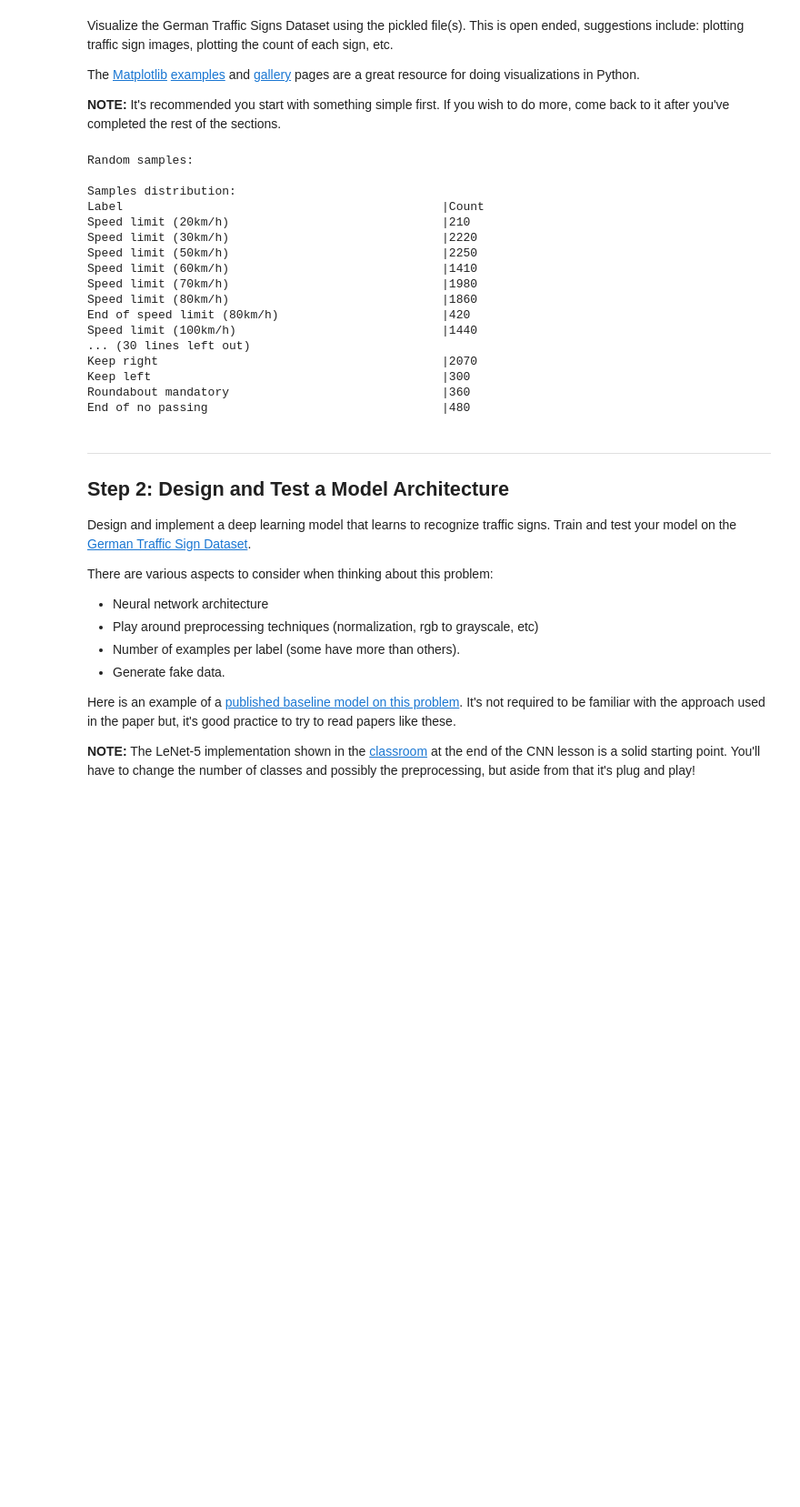
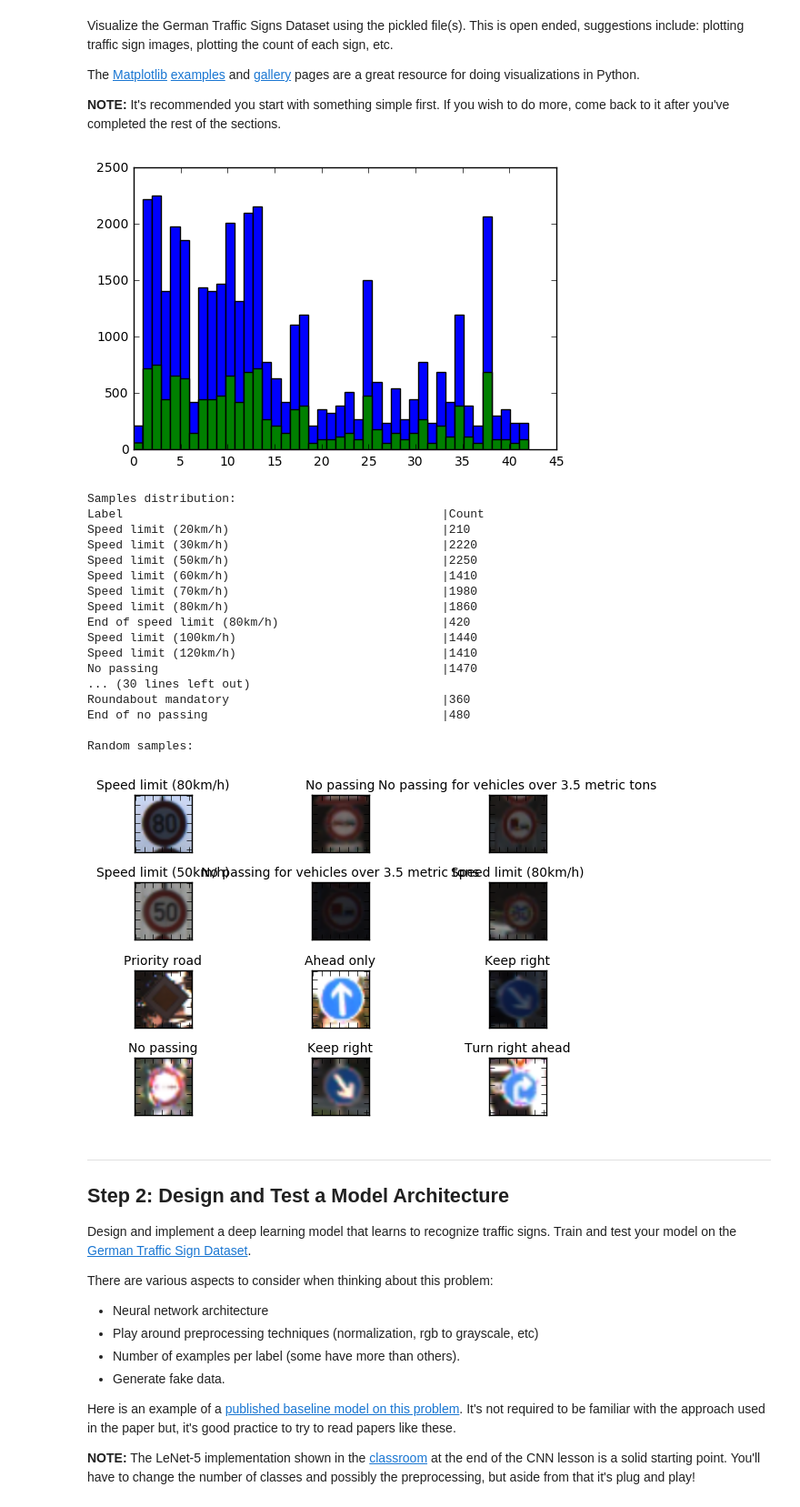
Before and after one commit to propellingbits/P2-Traffic-Sign-Classifier, a Jupyter notebook: Traffic_Sign_Classifier.ipynb, the cells around one changed output. Shown at 91% size. Saved outputs shown, nothing was run; the diff lists cells and outputs as text; code cells hidden in the pictures; blank space fills up the shorter version.

```diff
--- a/Traffic_Sign_Classifier.ipynb
+++ b/Traffic_Sign_Classifier.ipynb
@@ -115,38 +115,41 @@ def read_labels(fileName):
 label_names = read_labels('signnames.csv')
 
 def show_samples(samples, images, labels, randomize=False):
     for si in range(samples):
         if randomize:
             n = random.randint(0, len(images))
         else:
             n = si
 
         ax = plt.subplot(np.ceil(samples/3),3,si+1)
         ax.set_title(label_names[labels[n]], fontsize=10)
         ax.imshow(images[n])
         ax.set_yticklabels([])
         ax.set_xticklabels([])
 
     plt.tight_layout()
     plt.show()
 
 
 def print_train_labels():
     print()
     print("Samples distribution:")
     print("%-50s%-32s" % ("Label", "|Count"))
     histogram = np.histogram(train_labels, bins=np.arange(43))
     for i in range(len(histogram[0])):
         print("%-50s|%-32d" % (label_names[histogram[1][i]], histogram[0][i]))
 
+plt.hist(train_labels, n_classes)
+plt.hist(test_labels, n_classes)
+plt.show()
+
+print_train_labels()
+
 print()
 print("Random samples:")
-#show_samples(12, train_features, train_labels, randomize = True)
-
-print_train_labels()
+show_samples(12, train_features, train_labels, randomize = True)
 # %% [output]
+[figure, added]
-Random samples:
-
 Samples distribution:
 Label                                             |Count
 Speed limit (20km/h)                              |210
@@ -157,11 +160,14 @@ Speed limit (70km/h)                              |1980
 Speed limit (80km/h)                              |1860
 End of speed limit (80km/h)                       |420
 Speed limit (100km/h)                             |1440
+Speed limit (120km/h)                             |1410
+No passing                                        |1470
 ... (30 lines left out)
-Keep right                                        |2070
-Keep left                                         |300
 Roundabout mandatory                              |360
 End of no passing                                 |480
+
+Random samples:
+[figure, added]
 # %% [markdown]
 ----
 
```
Also changed, not shown: parts of 4 cells of this notebook.
